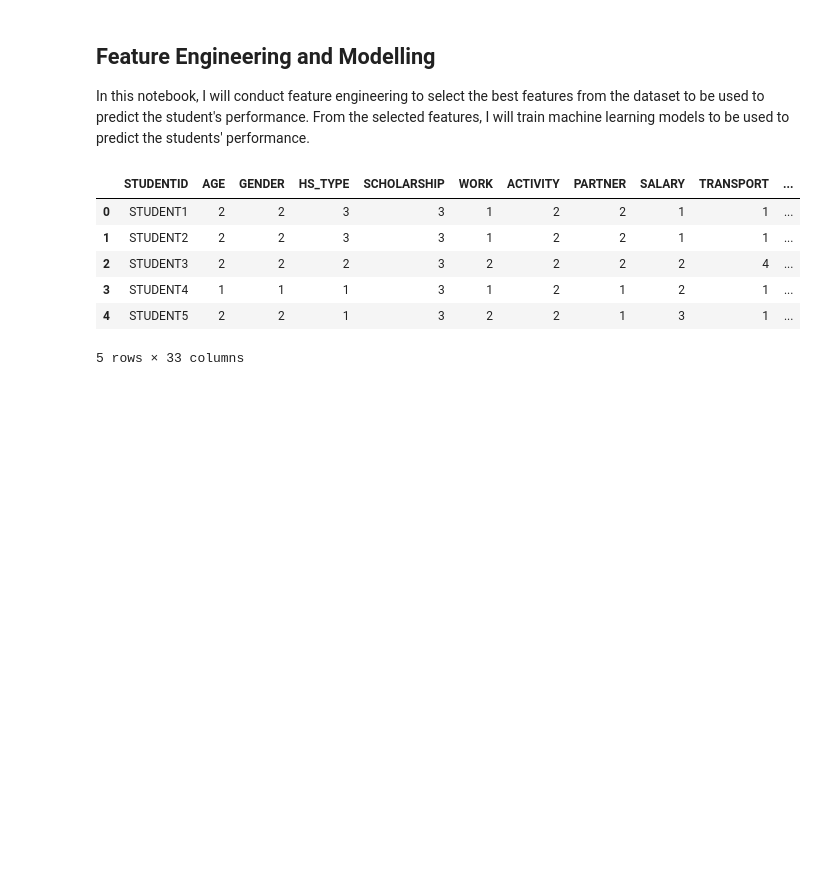
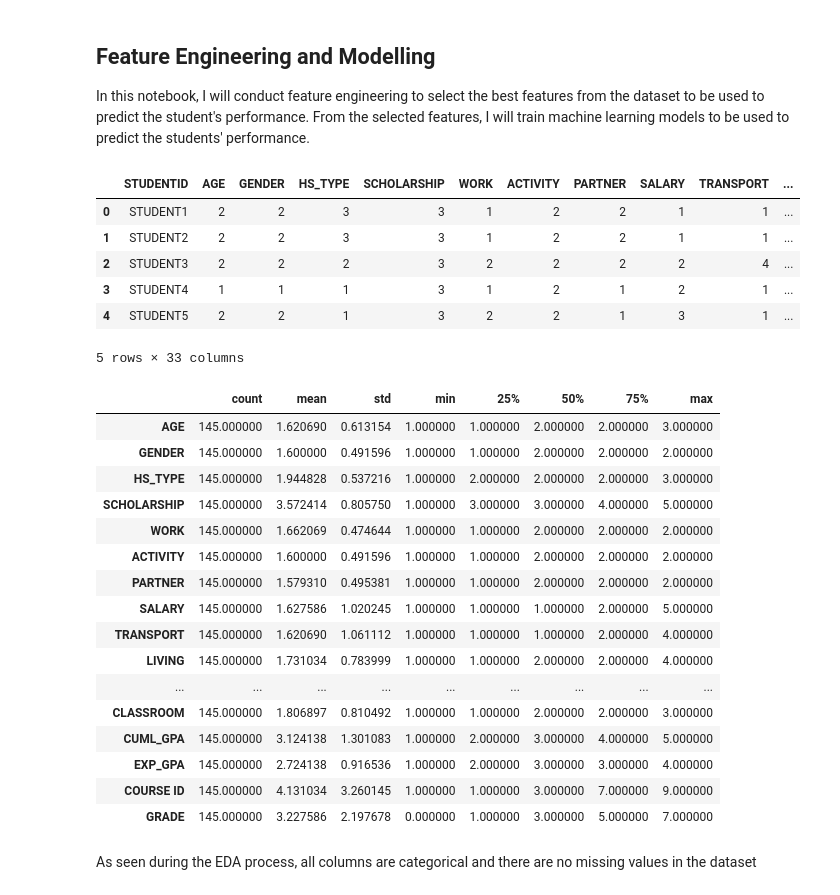
Before and after one commit to wakura-mbuya/University-Results, a Jupyter notebook: notebooks/feature_engineering.ipynb, the cells around one changed output. Cells and saved outputs as stored; diff of their text form; code cells hidden in the pictures; blank space fills up the shorter version.

```diff
--- a/notebooks/feature_engineering.ipynb
+++ b/notebooks/feature_engineering.ipynb
@@ -21,3 +28,26 @@ results.head()
 | 3 | STUDENT4 | 1 | 1 | 1 | 3 | 1 | 2 | 1 | 2 | 1 | ... |
 | 4 | STUDENT5 | 2 | 2 | 1 | 3 | 2 | 2 | 1 | 3 | 1 | ... |
 5 rows × 33 columns
+# %%
+#get a preview of the properties of the features
+results.describe().T.style.background_gradient(cmap = "Accent")
+# %% [output]
+|  | count | mean | std | min | 25% | 50% | 75% | max |
+| AGE | 145.000000 | 1.620690 | 0.613154 | 1.000000 | 1.000000 | 2.000000 | 2.000000 | 3.000000 |
+| GENDER | 145.000000 | 1.600000 | 0.491596 | 1.000000 | 1.000000 | 2.000000 | 2.000000 | 2.000000 |
+| HS_TYPE | 145.000000 | 1.944828 | 0.537216 | 1.000000 | 2.000000 | 2.000000 | 2.000000 | 3.000000 |
+| SCHOLARSHIP | 145.000000 | 3.572414 | 0.805750 | 1.000000 | 3.000000 | 3.000000 | 4.000000 | 5.000000 |
+| WORK | 145.000000 | 1.662069 | 0.474644 | 1.000000 | 1.000000 | 2.000000 | 2.000000 | 2.000000 |
+| ACTIVITY | 145.000000 | 1.600000 | 0.491596 | 1.000000 | 1.000000 | 2.000000 | 2.000000 | 2.000000 |
+| PARTNER | 145.000000 | 1.579310 | 0.495381 | 1.000000 | 1.000000 | 2.000000 | 2.000000 | 2.000000 |
+| SALARY | 145.000000 | 1.627586 | 1.020245 | 1.000000 | 1.000000 | 1.000000 | 2.000000 | 5.000000 |
+| TRANSPORT | 145.000000 | 1.620690 | 1.061112 | 1.000000 | 1.000000 | 1.000000 | 2.000000 | 4.000000 |
+| LIVING | 145.000000 | 1.731034 | 0.783999 | 1.000000 | 1.000000 | 2.000000 | 2.000000 | 4.000000 |
+| ... | ... | ... | ... | ... | ... | ... | ... | ... |
+| CLASSROOM | 145.000000 | 1.806897 | 0.810492 | 1.000000 | 1.000000 | 2.000000 | 2.000000 | 3.000000 |
+| CUML_GPA | 145.000000 | 3.124138 | 1.301083 | 1.000000 | 2.000000 | 3.000000 | 4.000000 | 5.000000 |
+| EXP_GPA | 145.000000 | 2.724138 | 0.916536 | 1.000000 | 2.000000 | 3.000000 | 3.000000 | 4.000000 |
+| COURSE ID | 145.000000 | 4.131034 | 3.260145 | 1.000000 | 1.000000 | 3.000000 | 7.000000 | 9.000000 |
+| GRADE | 145.000000 | 3.227586 | 2.197678 | 0.000000 | 1.000000 | 3.000000 | 5.000000 | 7.000000 |
+# %% [markdown]
+As seen during the EDA process, all columns are categorical and there are no missing values in the dataset
```
Also changed, not shown: parts of 49 cells of this notebook, 46 other files.
